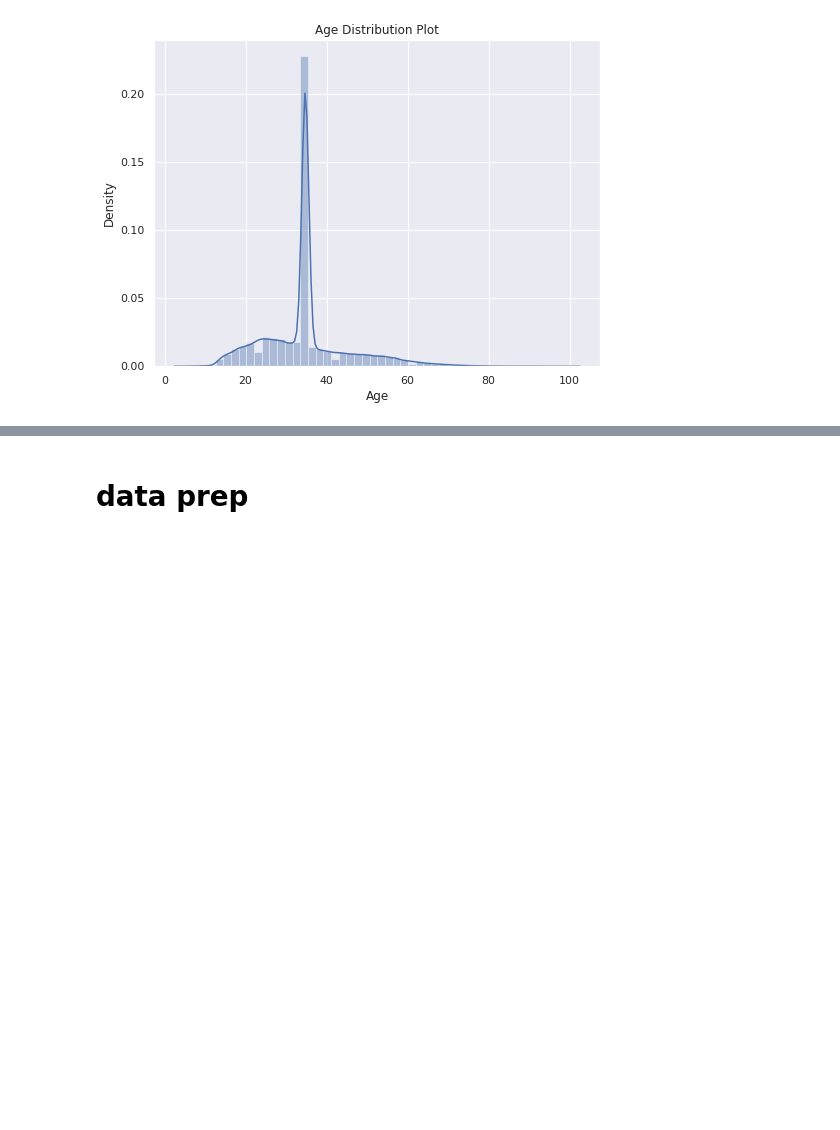
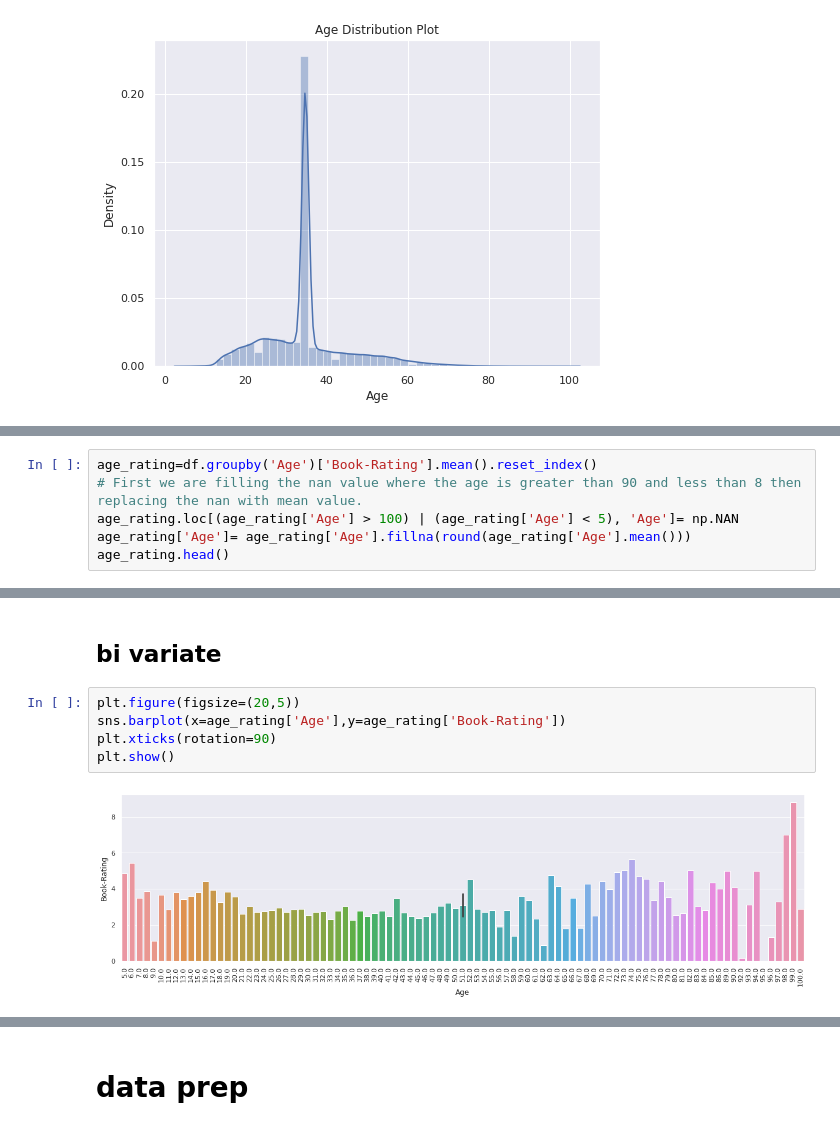
Before and after one commit to Ali-Asgar-Lakdawala/Book-Recommendation-System-capstone, a Jupyter notebook: Book_Recommendation_System_Capstone.ipynb, the cells around one changed output, grey strips where cells are left out. Saved outputs shown, nothing was run; the diff lists cells and outputs as text; blank space fills up the shorter version.

```diff
--- a/Book_Recommendation_System_Capstone.ipynb
+++ b/Book_Recommendation_System_Capstone.ipynb
@@ -517,0 +527,6 @@ plt.show()
+# %%
+age_rating=df.groupby('Age')['Book-Rating'].mean().reset_index()
+# First we are filling the nan value where the age is greater than 90 and less than 8 then replacing the nan with mean value.
+age_rating.loc[(age_rating['Age'] > 100) | (age_rating['Age'] < 5), 'Age']= np.NAN
+age_rating['Age']= age_rating['Age'].fillna(round(age_rating['Age'].mean()))
+age_rating.head()
@@ -517,0 +582,9 @@ plt.show()
+# %% [markdown]
+## bi variate
+# %%
+plt.figure(figsize=(20,5))
+sns.barplot(x=age_rating['Age'],y=age_rating['Book-Rating'])
+plt.xticks(rotation=90)
+plt.show()
+# %% [output]
+[figure, added]
```
Also changed, not shown: parts of 18 cells of this notebook.
